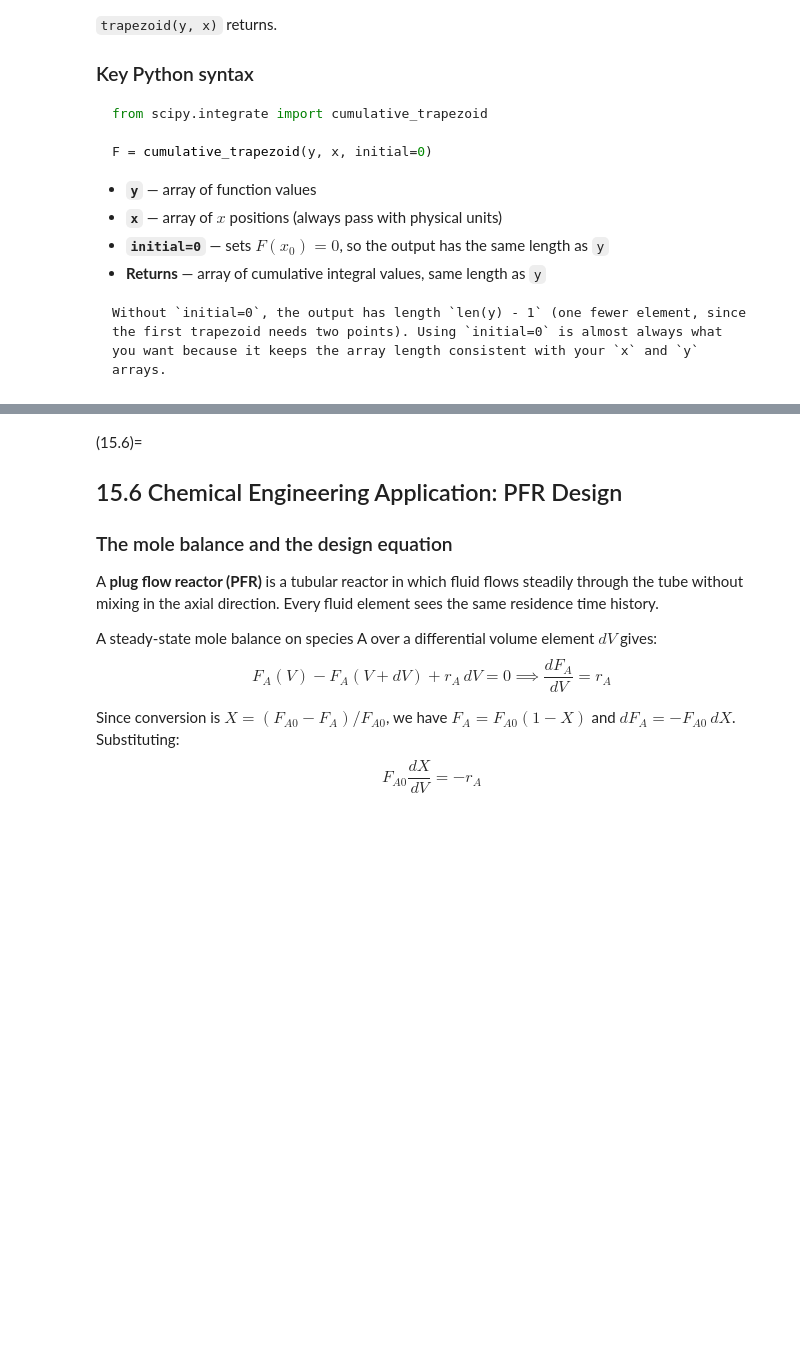
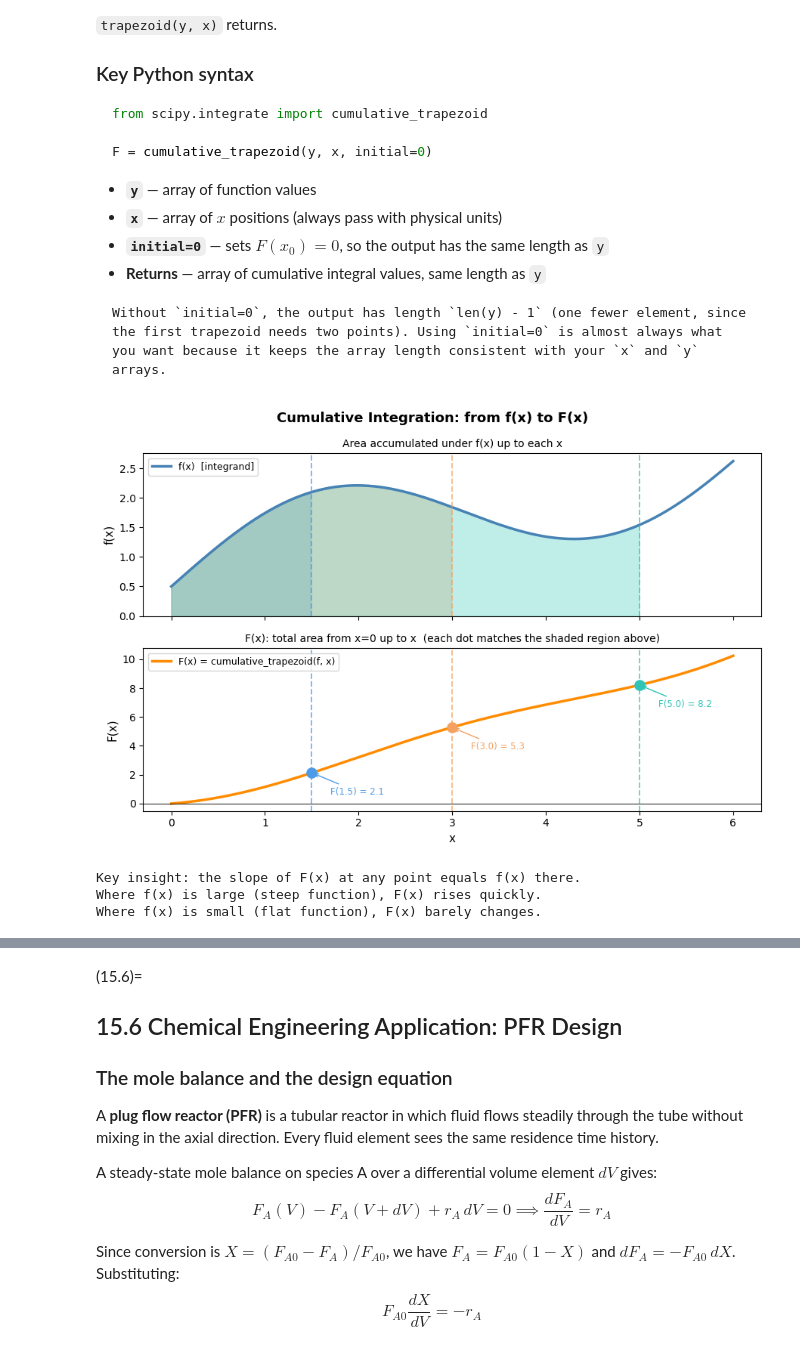
Before and after one commit to ock-group/CHME212-2026-Spring, a Jupyter notebook: _sources/docs/chapter15/15_notebook-lecture.ipynb, the cells around one changed output, grey strips where cells are left out. Drawn from its saved outputs; the diff is of its cells as text; code cells hidden in the pictures; blank space fills up the shorter version.

````diff
--- a/_sources/docs/chapter15/15_notebook-lecture.ipynb
+++ b/_sources/docs/chapter15/15_notebook-lecture.ipynb
@@ -714,4 +834,71 @@ F = cumulative_trapezoid(y, x, initial=0)
 ```{note}
 Without `initial=0`, the output has length `len(y) - 1` (one fewer element, since the first trapezoid needs two points). Using `initial=0` is almost always what you want because it keeps the array length consistent with your `x` and `y` arrays.
 ```
+# %%
+# Visualizing cumulative integration: f(x) vs. F(x)
+# The top panel shows f(x) — the rate/density.
+# The bottom panel shows F(x) — the running total of area accumulated from x=0.
+# Shaded regions in the top panel correspond directly to the rise in the bottom panel.
+
+import numpy as np
+import matplotlib.pyplot as plt
+from scipy.integrate import cumulative_trapezoid
+
+x = np.linspace(0, 6, 300)
+f = np.sin(x) + 0.4 * x + 0.5          # a smooth, non-trivial positive-ish function
+F = cumulative_trapezoid(f, x, initial=0)
+
+# Pick three x-positions to highlight accumulated area
+highlight = [1.5, 3.0, 5.0]
+colors    = ['#4C9BE8', '#F4A261', '#2EC4B6']
+
+fig, (ax_top, ax_bot) = plt.subplots(2, 1, figsize=(9, 6), sharex=True)
+fig.suptitle('Cumulative Integration: from f(x) to F(x)', fontsize=13, fontweight='bold')
+
+# ---- Top panel: f(x) with growing shaded areas ----
+ax_top.plot(x, f, 'steelblue', lw=2.5, label='f(x)  [integrand]')
+ax_top.axhline(0, color='black', lw=0.7)
+
+for xh, col in zip(highlight, colors):
+    mask = x <= xh
+    ax_top.fill_between(x[mask], f[mask], alpha=0.30, color=col)
+    # Mark the vertical boundary
+    ax_top.axvline(xh, color=col, lw=1.4, linestyle='--', alpha=0.7)
+
+ax_top.set_ylabel('f(x)', fontsize=11)
+ax_top.set_title('Area accumulated under f(x) up to each x', fontsize=10)
+ax_top.legend(fontsize=9, loc='upper left')
+ax_top.set_ylim(bottom=0)
+
+# ---- Bottom panel: F(x) = cumulative integral ----
+ax_bot.plot(x, F, color='darkorange', lw=2.5, label='F(x) = cumulative_trapezoid(f, x)')
+ax_bot.axhline(0, color='black', lw=0.7)
+
+for xh, col in zip(highlight, colors):
+    idx = np.argmin(np.abs(x - xh))
+    ax_bot.scatter(xh, F[idx], s=90, color=col, zorder=5)
+    ax_bot.axvline(xh, color=col, lw=1.4, linestyle='--', alpha=0.7)
+    ax_bot.annotate(f'F({xh}) = {F[idx]:.1f}',
+                    xy=(xh, F[idx]),
+                    xytext=(xh + 0.2, F[idx] - 1.5),
+                    fontsize=8.5, color=col,
+                    arrowprops=dict(arrowstyle='->', color=col, lw=1))
+
+ax_bot.set_xlabel('x', fontsize=11)
+ax_bot.set_ylabel('F(x)', fontsize=11)
+ax_bot.set_title('F(x): total area from x=0 up to x  (each dot matches the shaded region above)',
+                  fontsize=10)
+ax_bot.legend(fontsize=9, loc='upper left')
+
+plt.tight_layout()
+plt.show()
+
+print('Key insight: the slope of F(x) at any point equals f(x) there.')
+print('Where f(x) is large (steep function), F(x) rises quickly.')
+print('Where f(x) is small (flat function), F(x) barely changes.')
+# %% [output]
+[figure, added]
+Key insight: the slope of F(x) at any point equals f(x) there.
+Where f(x) is large (steep function), F(x) rises quickly.
+Where f(x) is small (flat function), F(x) barely changes.
 # %%
````
Also changed, not shown: parts of 4 cells of this notebook, 53 other files.
